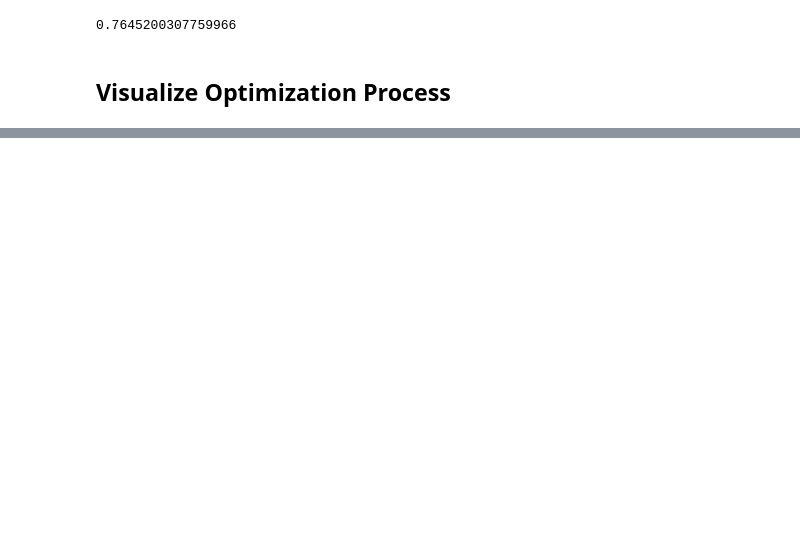
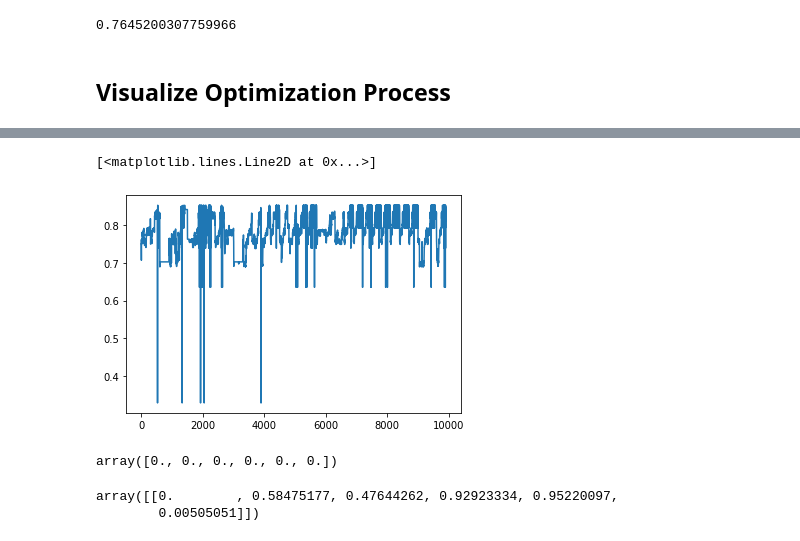
Before and after one commit to y2236li/Kiwi-Reasearch, a Jupyter notebook: 1D_Climber_all_in_one.ipynb, the cells around one changed output, grey strips where cells are left out. Saved outputs shown, nothing was run; the diff lists cells and outputs as text; code cells hidden in the pictures; blank space fills up the shorter version.

```diff
--- a/1D_Climber_all_in_one.ipynb
+++ b/1D_Climber_all_in_one.ipynb
@@ -268,0 +314,16 @@ accuracy_list[150]
+# %%
+plt.plot(reward_his) # epoch = 20 trial 4
+# %% [output]
+[<matplotlib.lines.Line2D at 0x...>]
+[figure, added]
+# %%
+scaler_state = MinMaxScaler()
+scaler_state.fit(np.array(list(state_mem.values())))
+scaler_state.transform(np.array(list(state_mem.values())))
+# %% [output]
+array([0., 0., 0., 0., 0., 0.])
+# %%
+scaler_state.transform([cur_state])
+# %% [output]
+array([[0.        , 0.58475177, 0.47644262, 0.92923334, 0.95220097,
+        0.00505051]])
```
Also changed, not shown: parts of 10 cells of this notebook.
